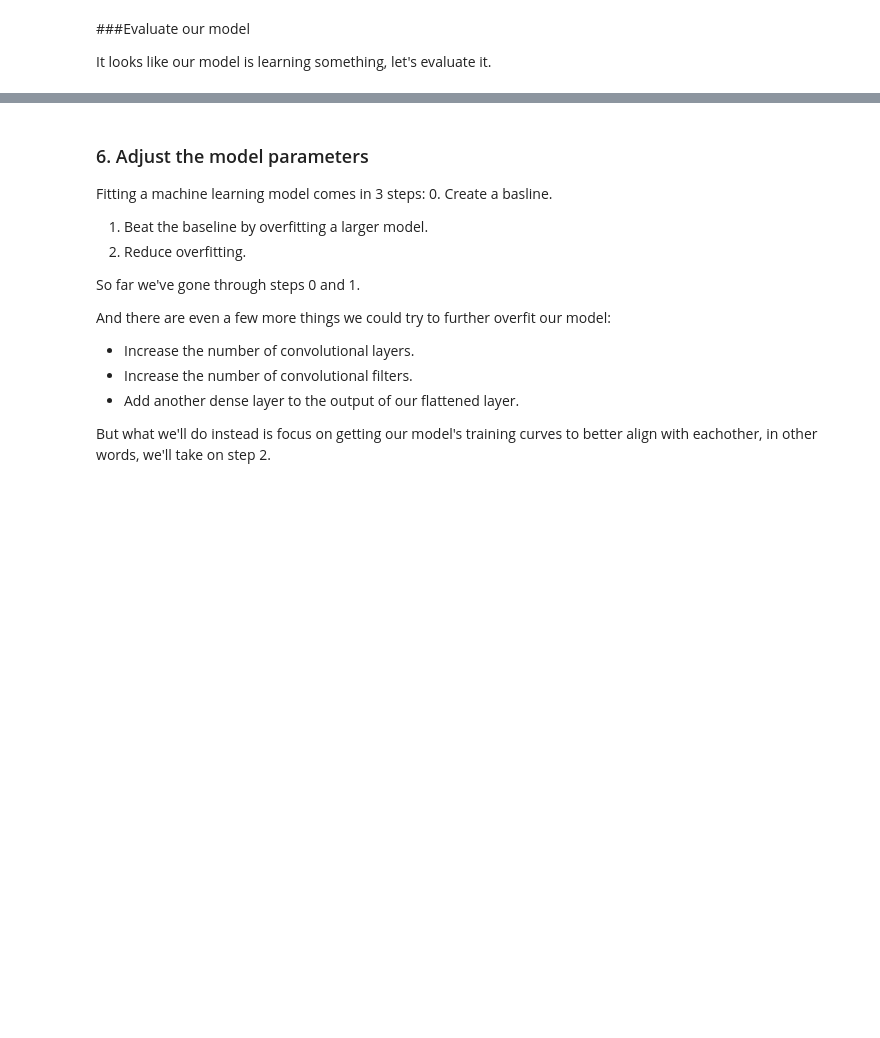
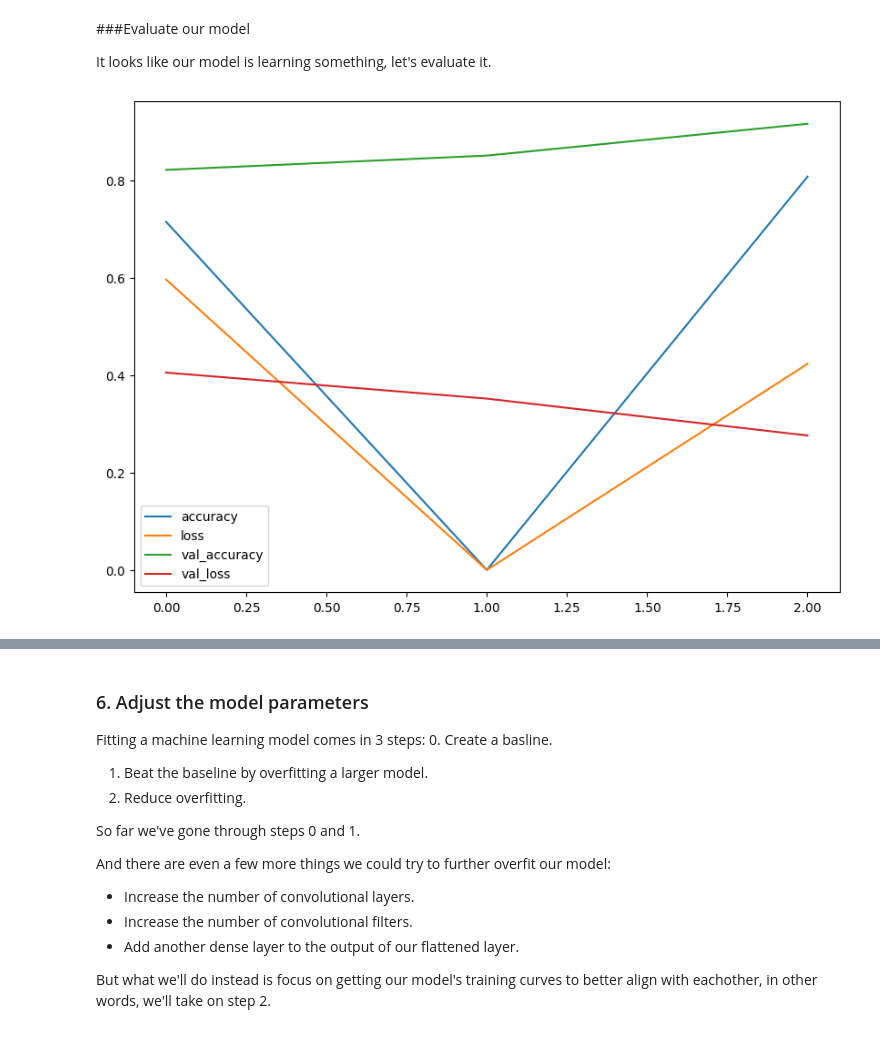
Before and after one commit to ALOK158/Neural_Network_TensorFlow, a Jupyter notebook: Computer_vision.ipynb, the cells around one changed output, grey strips where cells are left out. Drawn from its saved outputs; the diff is of its cells as text; code cells hidden in the pictures; blank space fills up the shorter version.

```diff
--- a/Computer_vision.ipynb
+++ b/Computer_vision.ipynb
@@ -440,3 +533,18 @@ pd.DataFrame(history_4.history).plot(figsize=(10, 7));
+# %%
+# Plot the training curves
+import pandas as pd
+
+# Ensure that all the lists in history_4.history are of the same length
+# We find the minimum length among all lists
+min_length = min(len(v) for v in history_4.history.values())
+
+# Then, we trim all lists to this minimum length
+trimmed_history = {k: v[:min_length] for k, v in history_4.history.items()}
+
+# Now, we can create the DataFrame and plot it
+pd.DataFrame(trimmed_history).plot(figsize=(10, 7));
+# %% [output]
+[figure, added]
 # %%
 # Plot the validation and training data separately
 def plot_loss_curves(history):
```
Also changed, not shown: parts of 37 cells of this notebook.
